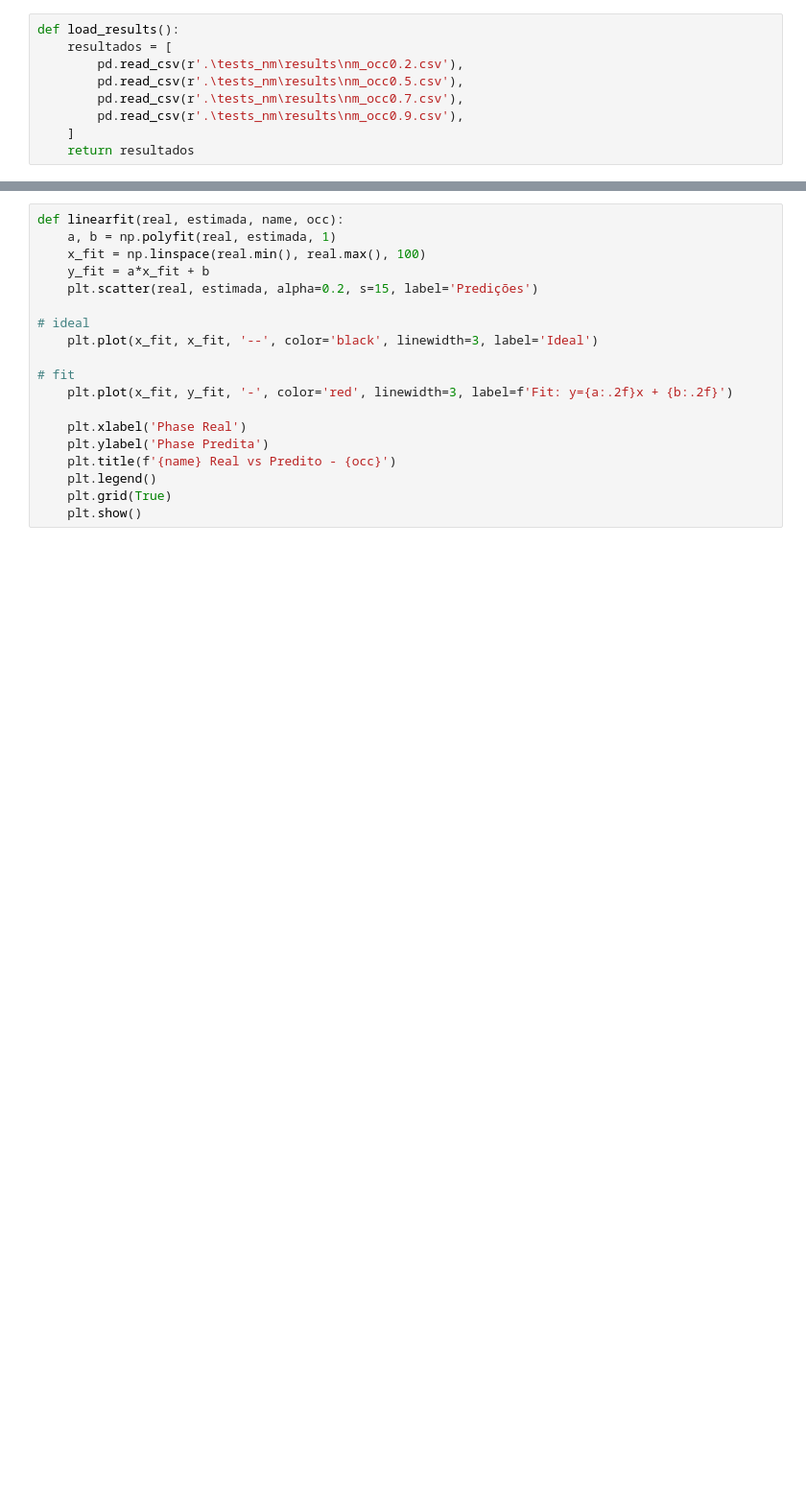
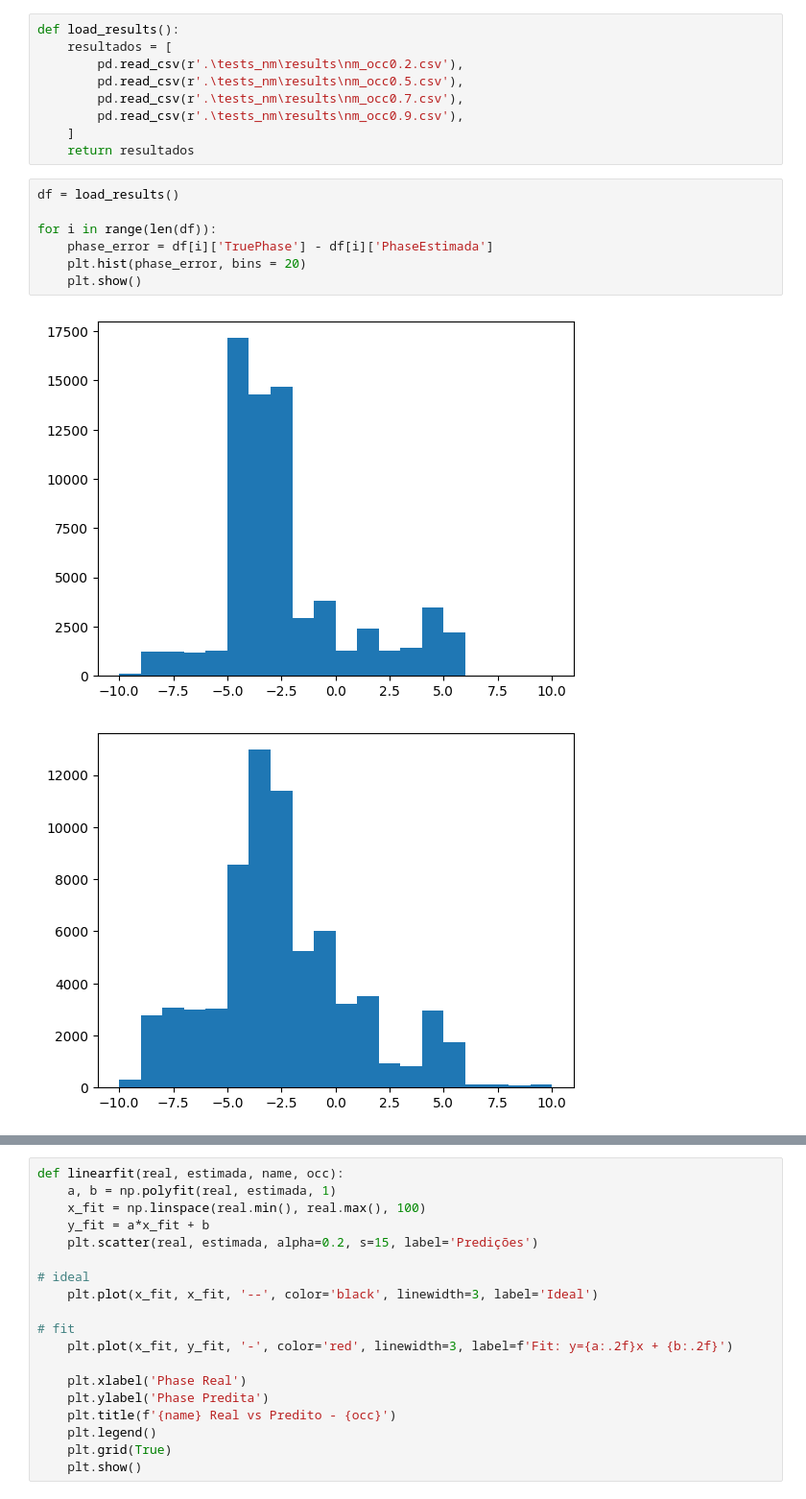
Before and after one commit to Caua-Gomes2005/Nelder-Mead_Rede-Neural, a Jupyter notebook: nelder_mead_phases.ipynb, the cells around one changed output, grey strips where cells are left out. Shown at 96% size. Cells and saved outputs as stored; diff of their text form; blank space fills up the shorter version.

```diff
--- a/nelder_mead_phases.ipynb
+++ b/nelder_mead_phases.ipynb
@@ -184,3 +195,13 @@ def load_results():
         pd.read_csv(r'.\tests_nm\results\nm_occ0.9.csv'),
     ]
     return resultados
+# %%
+df = load_results()
+
+for i in range(len(df)):
+    phase_error = df[i]['TruePhase'] - df[i]['PhaseEstimada']
+    plt.hist(phase_error, bins = 20)
+    plt.show()
+# %% [output]
+[figure, added]
+[figure, added]
```
Also changed, not shown: parts of 6 cells of this notebook, 4 other files.
